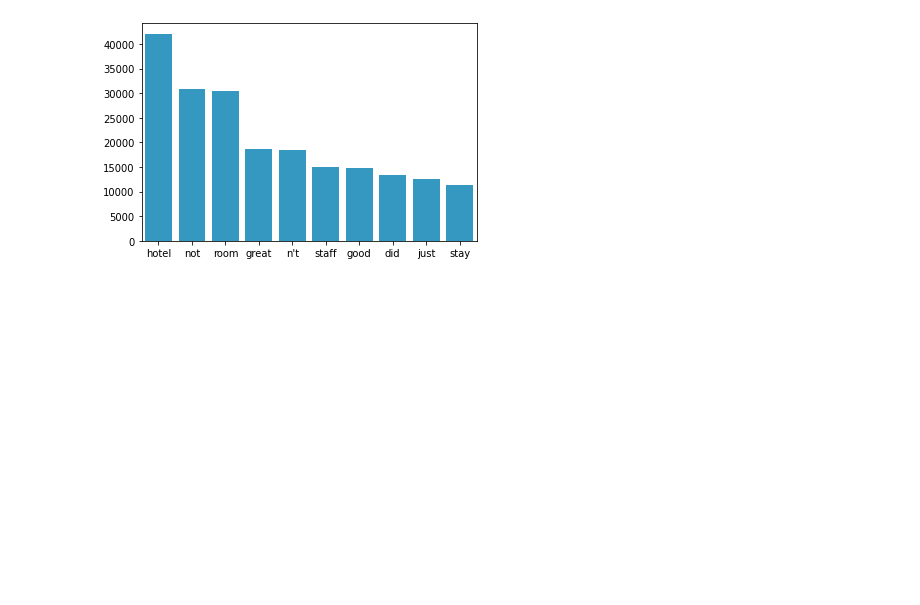
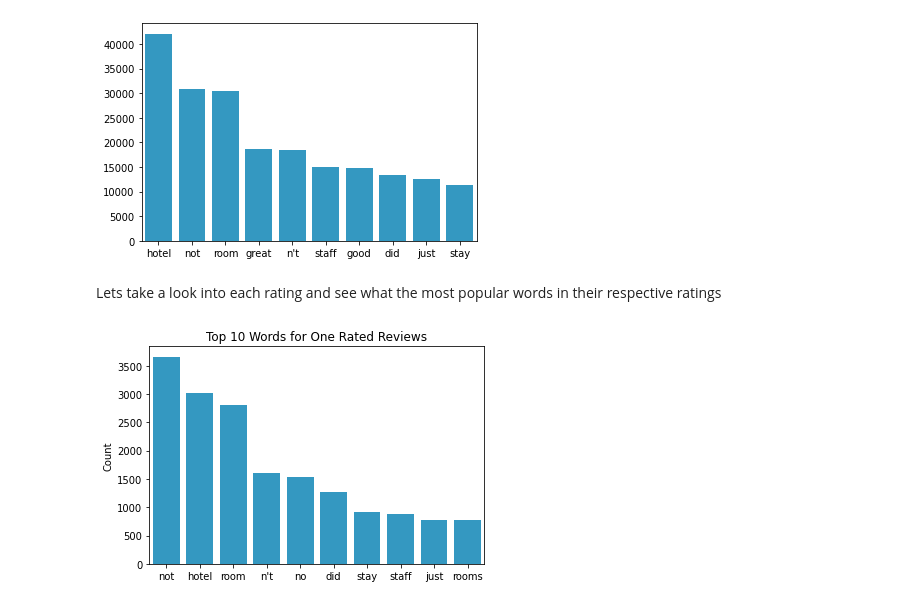
Before and after one commit to JohnathanJack/tripadvisor_reviews, a Jupyter notebook: eda.ipynb, the cells around one changed output. Saved outputs shown, nothing was run; the diff lists cells and outputs as text; code cells hidden in the pictures; blank space fills up the shorter version.

```diff
--- a/eda.ipynb
+++ b/eda.ipynb
@@ -153,3 +150,49 @@ sns.barplot(x=top_ten_words, y=top_ten_words_num, palette = ['#1da2d8'])
 # %% [output]
 <AxesSubplot: >
 [figure]
+# %% [markdown]
+Lets take a look into each rating and see what the most popular words in their respective ratings
+# %%
+def get_words(data, stemmed=False):
+    all_words = []
+    if stemmed == True:
+        for row in data['stemmed_review']:
+            for word in row.split():
+                all_words.append(word)
+    else:
+        for row in data['Review']:
+            for word in row.split():
+                all_words.append(word)
+    return all_words
+# %%
+# One rating
+rating_one = data[data['Rating'] == 1]
+rating_one_words = get_words(rating_one)
+
+# Two rating
+rating_two = data[data['Rating'] == 2]
+rating_two_words = get_words(rating_two)
+
+# Three rating
+rating_three = data[data['Rating'] == 3]
+rating_three_words = get_words(rating_three)
+
+# Four rating
+rating_four = data[data['Rating'] == 4]
+rating_four_words = get_words(rating_four)
+
+# Five rating
+rating_five = data[data['Rating'] == 5]
+rating_five_words = get_words(rating_five)
+# %%
+def word_graph(data, title=None):
+    rating_dic = create_word_dic(data)
+    rating_num_dic = num_to_word_dic(rating_dic)
+    top_ten_rating_words, top_ten_rating_words_num = top_ten_words(rating_num_dic)
+    sns.barplot(x=top_ten_rating_words, y=top_ten_rating_words_num, palette = ['#1da2d8'])
+    plt.ylabel('Count')
+    plt.title(title)
+# %%
+word_graph(rating_one_words, title='Top 10 Words for One Rated Reviews')
+# %% [output]
+[figure, added]
```
Also changed, not shown: parts of 6 cells of this notebook.
